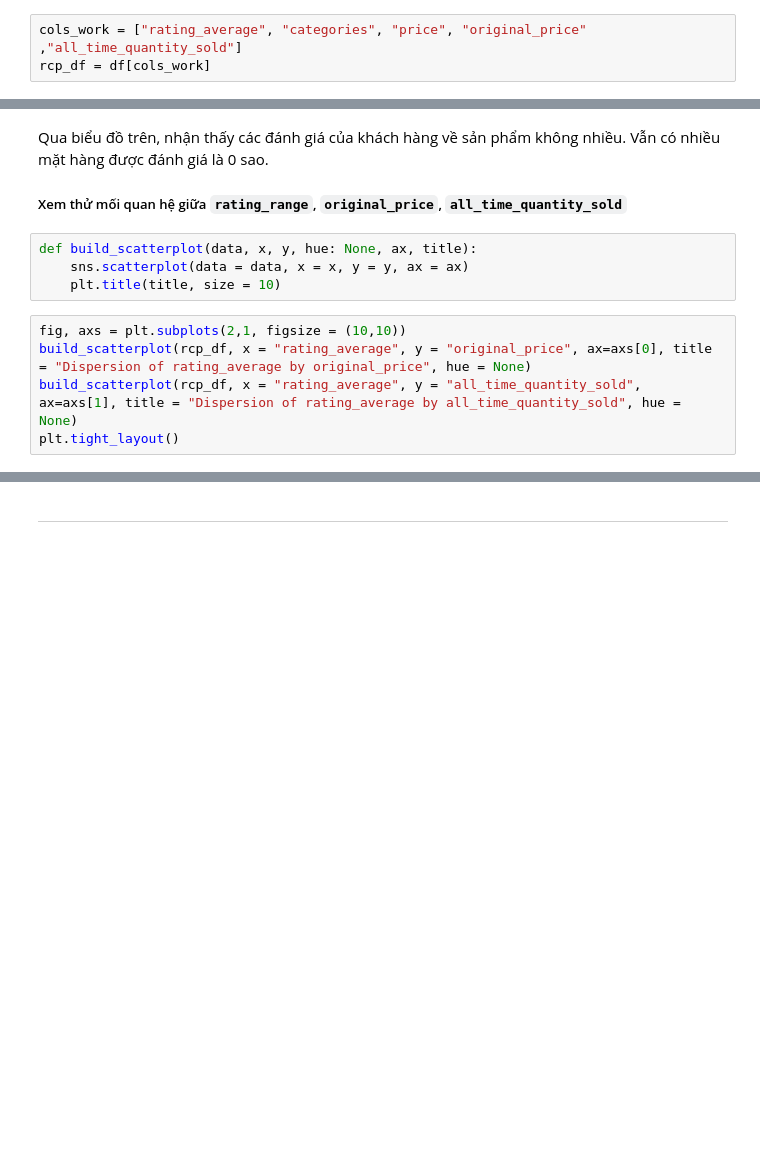
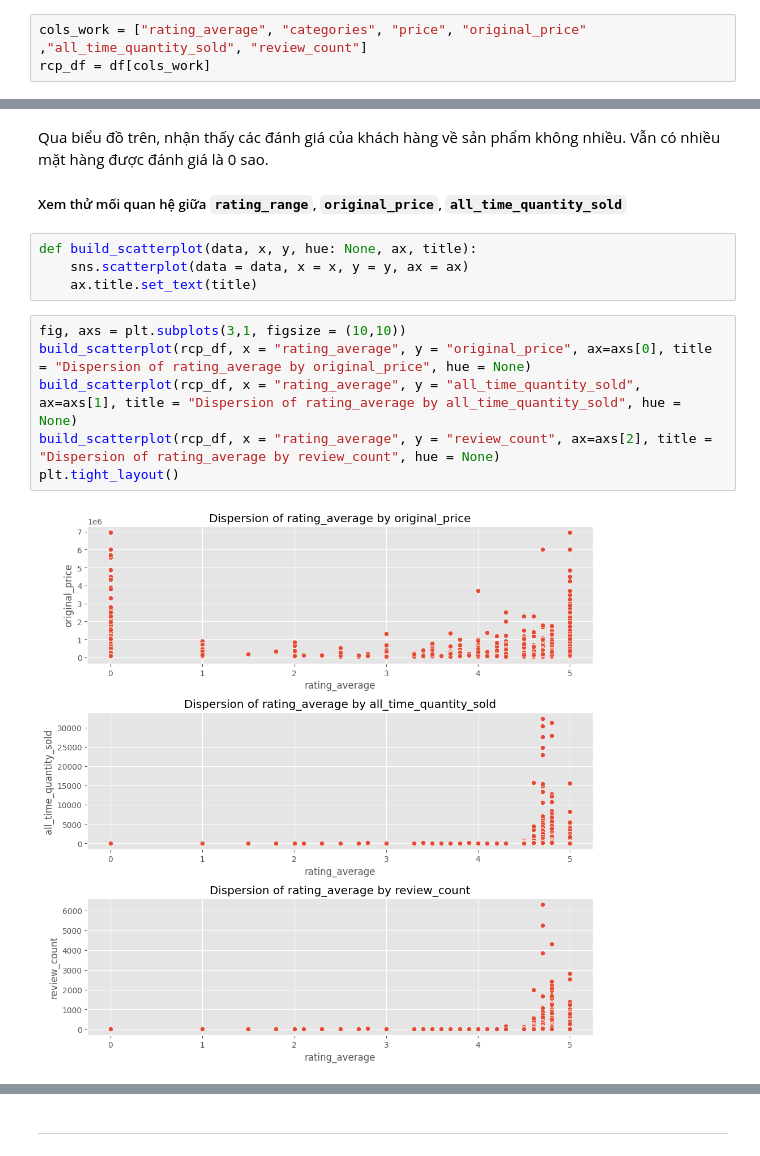
Before and after one commit to Miruku2201/NMKHDL_Final_Project, a Jupyter notebook: preprocessing.ipynb, the cells around one changed output, grey strips where cells are left out. Saved outputs shown, nothing was run; the diff lists cells and outputs as text; blank space fills up the shorter version.

```diff
--- a/preprocessing.ipynb
+++ b/preprocessing.ipynb
@@ -308,5 +526,5 @@ Tuy cùng là một cuốn sách, nhưng có nhiều shop khác nhau bán, có m
 **Trả lời câu hỏi thành công:** <br>
 Sẽ hiểu được việc đánh giá của khách hàng sẽ có ảnh hưởng như thế nào đến việc bán sản phẩm của shop.<br>
 # %%
-cols_work = ["rating_average", "categories", "price", "original_price" ,"all_time_quantity_sold"]
+cols_work = ["rating_average", "categories", "price", "original_price" ,"all_time_quantity_sold", "review_count"]
 rcp_df = df[cols_work]
@@ -362,9 +583,12 @@ Qua biểu đồ trên, nhận thấy các đánh giá của khách hàng về s
 # %%
 def build_scatterplot(data, x, y, hue: None, ax, title):
     sns.scatterplot(data = data, x = x, y = y, ax = ax)
-    plt.title(title, size = 10)
+    ax.title.set_text(title)
 # %%
-fig, axs = plt.subplots(2,1, figsize = (10,10))
+fig, axs = plt.subplots(3,1, figsize = (10,10))
 build_scatterplot(rcp_df, x = "rating_average", y = "original_price", ax=axs[0], title = "Dispersion of rating_average by original_price", hue = None)
 build_scatterplot(rcp_df, x = "rating_average", y = "all_time_quantity_sold", ax=axs[1], title = "Dispersion of rating_average by all_time_quantity_sold", hue = None)
+build_scatterplot(rcp_df, x = "rating_average", y = "review_count", ax=axs[2], title = "Dispersion of rating_average by review_count", hue = None)
 plt.tight_layout()
+# %% [output]
+[figure, added]
```
Also changed, not shown: parts of 52 cells of this notebook.
